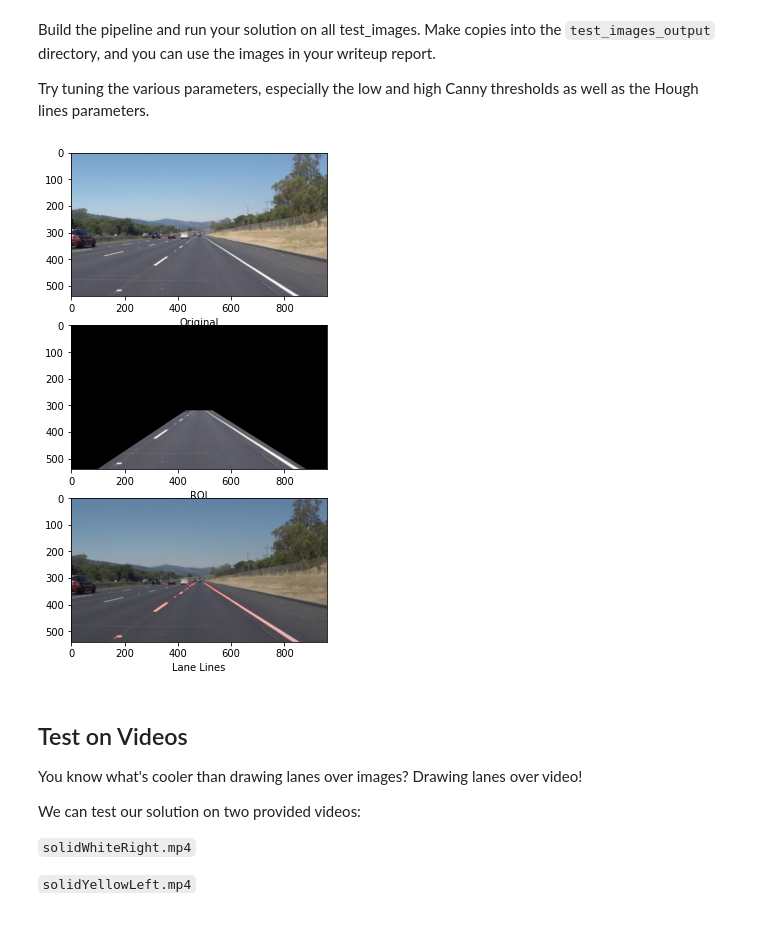
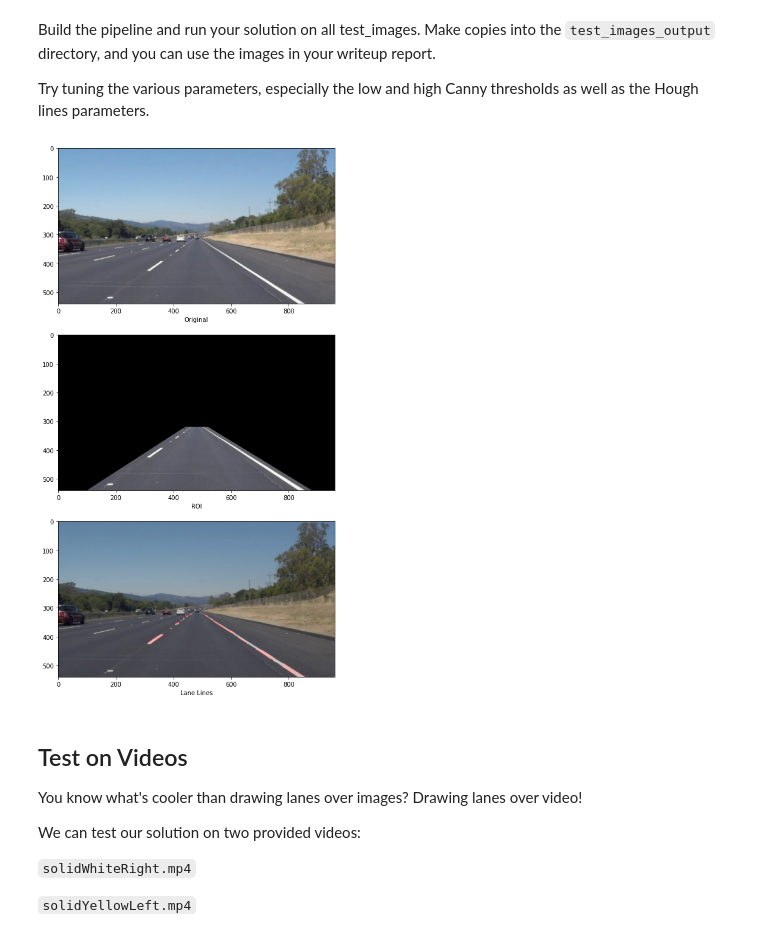
Before and after one commit to shlok-agarwal/LaneFinding, a Jupyter notebook: P1.ipynb, the cells around one changed output. Saved outputs shown, nothing was run; the diff lists cells and outputs as text; code cells hidden in the pictures.

Commit message:
filter lines based on slope

```diff
--- a/P1.ipynb
+++ b/P1.ipynb
@@ -142,9 +142,20 @@ def draw_lines(img, lines, color=[255, 0, 0], thickness=2):
     If you want to make the lines semi-transparent, think about combining
     this function with the weighted_img() function below
     """
+    def lineAngle(x1,y1,x2,y2):
+        deltaY = y2 - y1
+        deltaX = x2 - x1
+        #limit infinity slope
+        if deltaX >- 0.01 and deltaX < 0.01:
+            deltaX = 0.01
+        angleInDegrees = math.atan(deltaY/deltaX) * 180 / math.pi
+        return angleInDegrees
+
     for line in lines:
-        for x1,y1,x2,y2 in line:
-            cv2.line(img, (x1, y1), (x2, y2), color, thickness)
+            for x1,y1,x2,y2 in line:
+                angle = lineAngle(x1,y1,x2,y2)
+                if (angle >= 30 and angle <= 90) or (angle >= -90 and angle <= -30):
+                    cv2.line(img, (x1, y1), (x2, y2), color, thickness)
 
 def hough_lines(img, rho, theta, threshold, min_line_len, max_line_gap):
     """
@@ -223,39 +234,39 @@ def drawLaneLine(image, vertices):
     rho = 1 # distance resolution in pixels of the Hough grid
     theta = np.pi/180 # angular resolution in radians of the Hough grid
     threshold = 1     # minimum number of votes (intersections in Hough grid cell)
-    min_line_length = 1 #minimum number of pixels making up a line
-    max_line_gap = 1    # maximum gap in pixels between connectable line segments
+    min_line_length = 2 #minimum number of pixels making up a line
+    max_line_gap = 1   # maximum gap in pixels between connectable line segments
 
     # Run Hough on edge detected image
     # Output "lines" is an array containing endpoints of detected line segments
     lines = hough_lines(roi_edges, rho, theta, threshold, min_line_length, max_line_gap)
 
     # Combo of original image and hough lines
     combo_image = weighted_img(lines, image)
 
     return roi_color_image, combo_image
 
 def plotVisual(image, roi_color_image, roi_lines):
 
-    fig, ax = plt.subplots(3, figsize=(16, 9))
+    fig, ax = plt.subplots(3, figsize=(25, 16))
     ax[0].imshow(image)
     ax[0].set_xlabel("Original")
 
     ax[1].imshow(roi_color_image)
     ax[1].set_xlabel("ROI")
 
     ax[2].imshow(roi_lines)
     ax[2].set_xlabel("Lane Lines")
 
 
 # Test functions
 image = mpimg.imread('test_images/solidWhiteRight.jpg')
 imshape = image.shape
-vertices = np.array([[(100,imshape[0]),(430, 320), (530, 320), (880, imshape[0])]], dtype=np.int32)
+vertices = np.array([[(100,imshape[0]),(440, 320), (520, 320), (880, imshape[0])]], dtype=np.int32)
 roi_color_image, roi_lines = drawLaneLine(image, vertices)
 plotVisual(image, roi_color_image, roi_lines)
 # %% [output]
-[figure, old version]
+[figure, new version]
 # %% [markdown]
 ## Test on Videos
 
```
Also changed, not shown: parts of 4 cells of this notebook.
